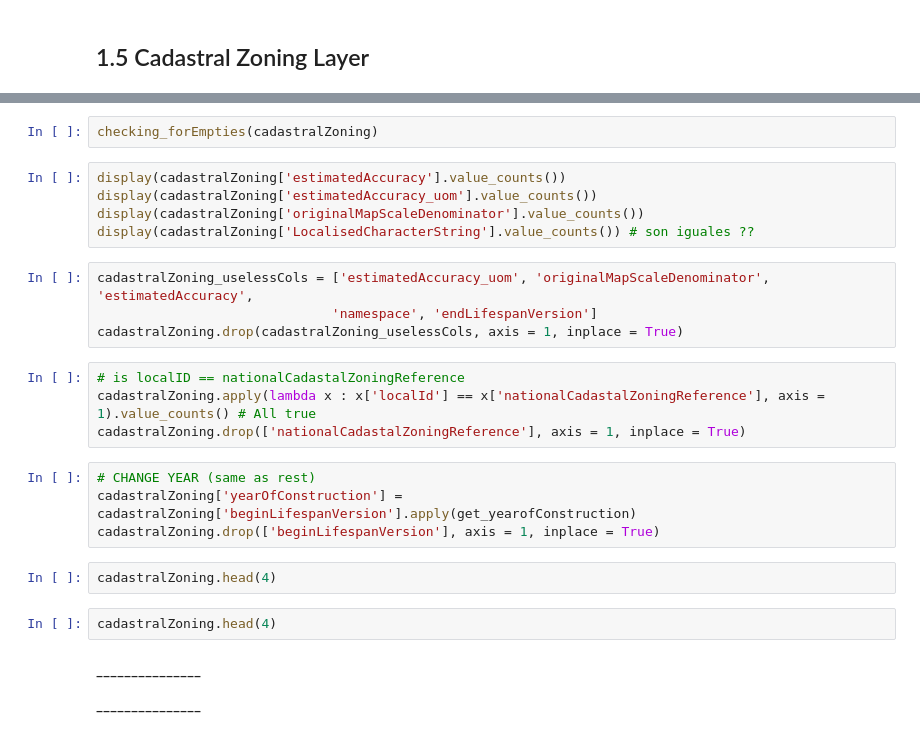
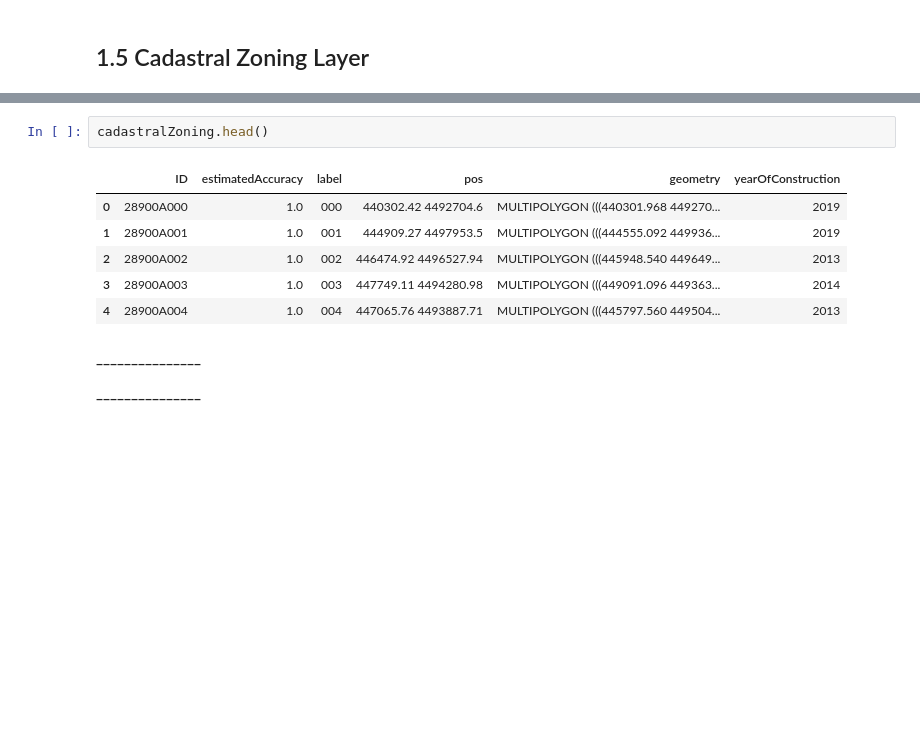
Before and after one commit to LAMDAMielgo/ih_datamadpt_FinalProyect, a Jupyter notebook: notebooks/Data Analysis -- Catastro Inspire -- Cleaning Pipeline.ipynb, the cells around one changed output, grey strips where cells are left out. Cells and saved outputs as stored; diff of their text form; blank space fills up the shorter version.

```diff
--- a/notebooks/Data Analysis -- Catastro Inspire -- Cleaning Pipeline.ipynb
+++ b/notebooks/Data Analysis -- Catastro Inspire -- Cleaning Pipeline.ipynb
@@ -574,26 +756,12 @@ rawData_infoCleaning(cadastralZoning,
-# %%
-checking_forEmpties(cadastralZoning)
-# %%
-display(cadastralZoning['estimatedAccuracy'].value_counts())
-display(cadastralZoning['estimatedAccuracy_uom'].value_counts())
-display(cadastralZoning['originalMapScaleDenominator'].value_counts())
-display(cadastralZoning['LocalisedCharacterString'].value_counts()) # son iguales ??
-# %%
-cadastralZoning_uselessCols = ['estimatedAccuracy_uom', 'originalMapScaleDenominator', 'estimatedAccuracy',
-                              'namespace', 'endLifespanVersion']
-cadastralZoning.drop(cadastralZoning_uselessCols, axis = 1, inplace = True)
-# %%
-# is localID == nationalCadastalZoningReference
-cadastralZoning.apply(lambda x : x['localId'] == x['nationalCadastalZoningReference'], axis = 1).value_counts() # All true
-cadastralZoning.drop(['nationalCadastalZoningReference'], axis = 1, inplace = True)
-# %%
-# CHANGE YEAR (same as rest)
-cadastralZoning['yearOfConstruction'] = cadastralZoning['beginLifespanVersion'].apply(get_yearofConstruction)
-cadastralZoning.drop(['beginLifespanVersion'], axis = 1, inplace = True)
 # %%
-cadastralZoning.head(4)
+cadastralZoning.head()
+# %% [output]
+|  | ID | estimatedAccuracy | label | pos | geometry | yearOfConstruction |
+| 0 | 28900A000 | 1.0 | 000 | 440302.42 4492704.6 | MULTIPOLYGON (((440301.968 449270... | 2019 |
+| 1 | 28900A001 | 1.0 | 001 | 444909.27 4497953.5 | MULTIPOLYGON (((444555.092 449936... | 2019 |
+| 2 | 28900A002 | 1.0 | 002 | 446474.92 4496527.94 | MULTIPOLYGON (((445948.540 449649... | 2013 |
+| 3 | 28900A003 | 1.0 | 003 | 447749.11 4494280.98 | MULTIPOLYGON (((449091.096 449363... | 2014 |
+| 4 | 28900A004 | 1.0 | 004 | 447065.76 4493887.71 | MULTIPOLYGON (((445797.560 449504... | 2013 |
-# %%
-cadastralZoning.head(4)
 # %% [markdown]
 **_______________**
 
```
Also changed, not shown: parts of 36 cells of this notebook.
